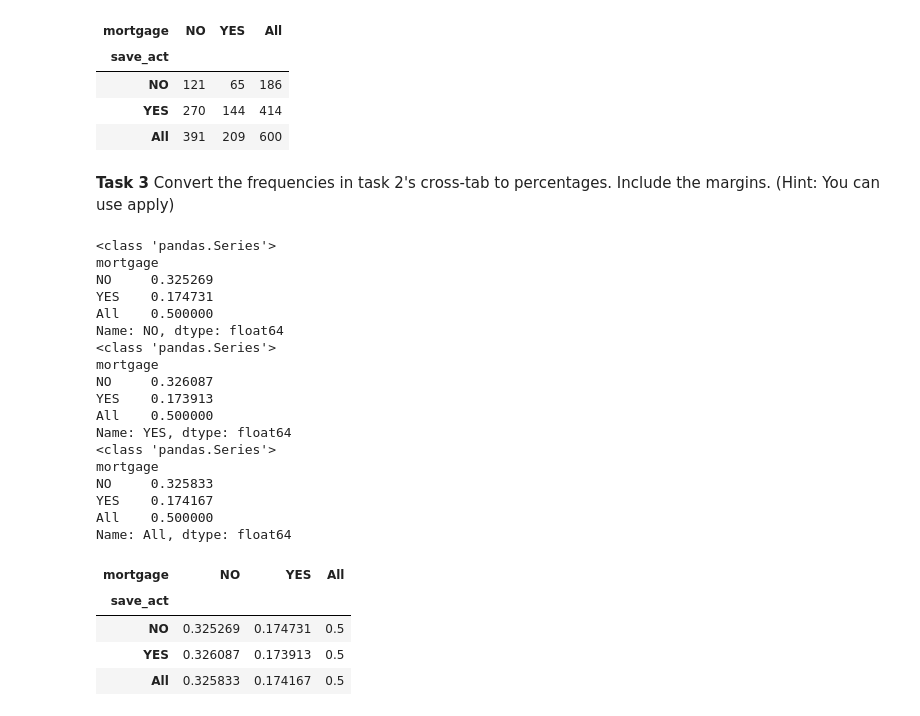
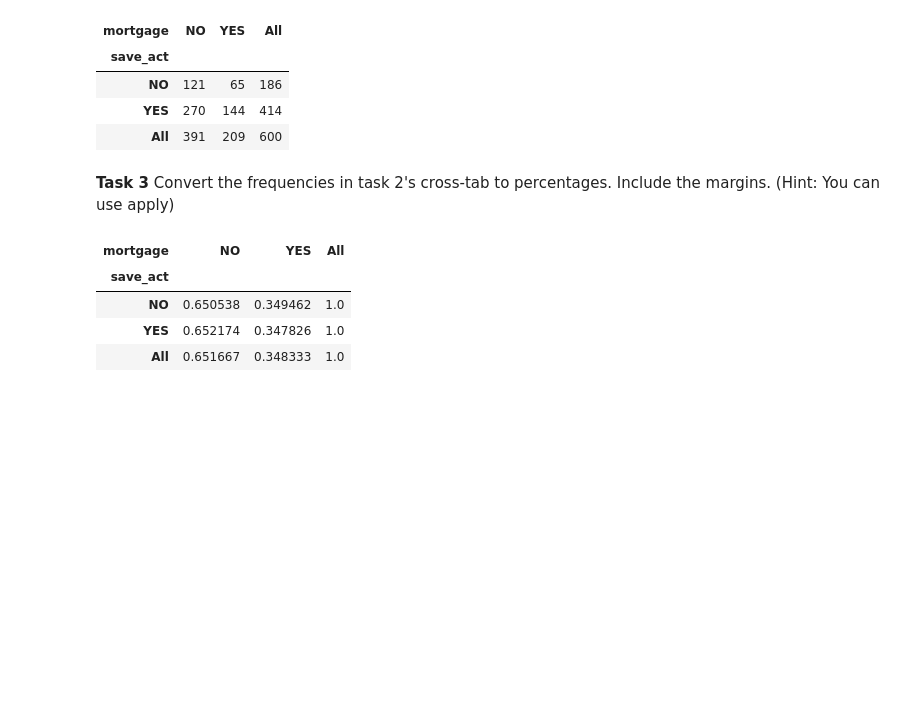
Before and after one commit to lucasloepke/cs1656-rec03, a Jupyter notebook: python3.ipynb, the cells around one changed output. Cells and saved outputs as stored; diff of their text form; code cells hidden in the pictures; blank space fills up the shorter version.

```diff
--- a/python3.ipynb
+++ b/python3.ipynb
@@ -309,33 +309,13 @@ df_crosstab
 Convert the frequencies in task 2's cross-tab to percentages. Include the margins. (Hint: You can use apply)
 # %%
 def get_percent(group):
-    print(type(group))
-    x= (group / group.sum())
-    print(x)
+    x= (group / group['All'])
     return x
 
 df_crosstab.apply(get_percent, axis=1)
 # %% [output]
-<class 'pandas.Series'>
-mortgage
-NO     0.325269
-YES    0.174731
-All    0.500000
-Name: NO, dtype: float64
-<class 'pandas.Series'>
-mortgage
-NO     0.326087
-YES    0.173913
-All    0.500000
-Name: YES, dtype: float64
-<class 'pandas.Series'>
-mortgage
-NO     0.325833
-YES    0.174167
-All    0.500000
-Name: All, dtype: float64
 | mortgage | NO | YES | All |
 | save_act |  |  |  |
-| NO | 0.325269 | 0.174731 | 0.5 |
-| YES | 0.326087 | 0.173913 | 0.5 |
-| All | 0.325833 | 0.174167 | 0.5 |
+| NO | 0.650538 | 0.349462 | 1.0 |
+| YES | 0.652174 | 0.347826 | 1.0 |
+| All | 0.651667 | 0.348333 | 1.0 |
```
Also changed, not shown: 1 other file.
